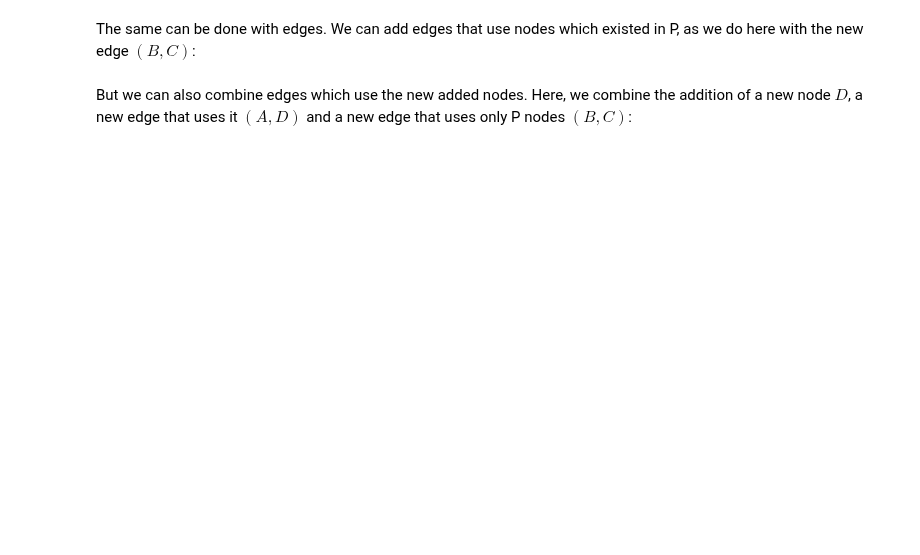
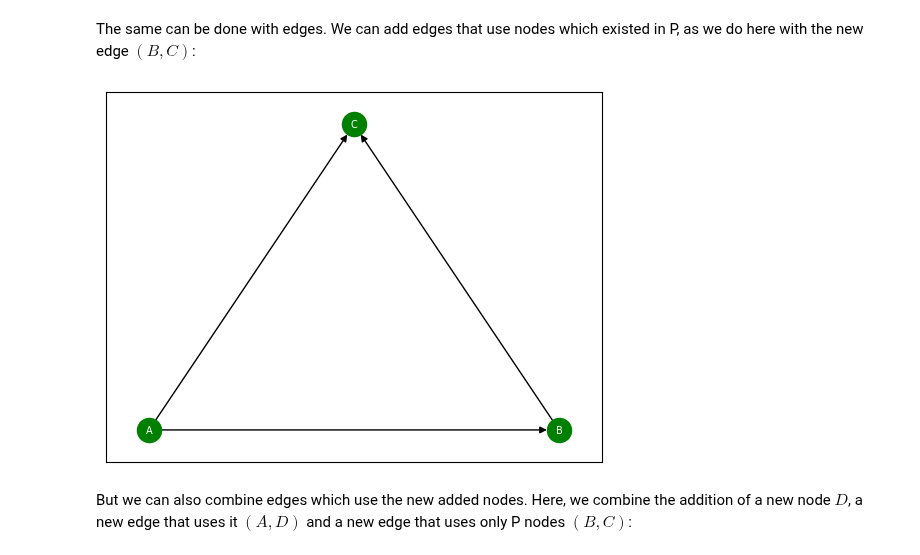
Before and after one commit to DeanLight/graph_rewrite, a Jupyter notebook: nbs/05_rules.ipynb, the cells around one changed output. Cells and saved outputs as stored; diff of their text form; code cells hidden in the pictures; blank space fills up the shorter version.

```diff
--- a/nbs/05_rules.ipynb
+++ b/nbs/05_rules.ipynb
@@ -599,7 +611,10 @@ _assert_rule(lhs, rhs=rhs, nodes_add={'D'})
 The same can be done with edges. We can add edges that use nodes which existed in P, as we do here with the new edge $(B,C)$:
 # %%
 rhs = _create_graph(['A', 'B', 'C'], [('A','B'), ('A','C'), ('B','C')])
+_plot_graph(rhs)
 _assert_rule(lhs, rhs=rhs, edges_add={('B','C')})
+# %% [output]
+[figure, added]
 # %% [markdown]
 But we can also combine edges which use the new added nodes. Here, we combine the addition of a new node $D$, a new edge that uses it $(A,D)$ and a new edge that uses only P nodes $(B,C)$:
 # %%
```
Also changed, not shown: parts of 15 cells of this notebook, 4 other files.
